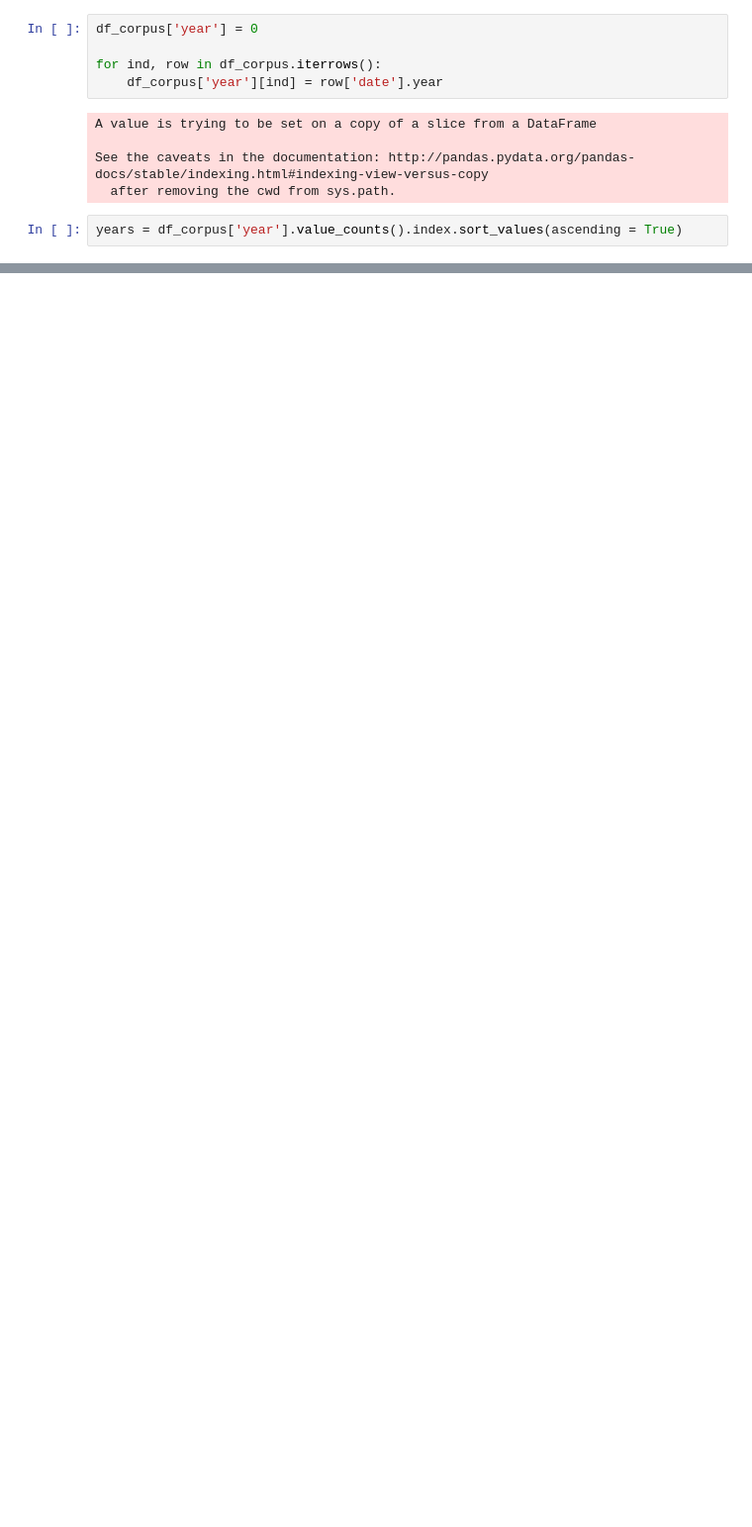
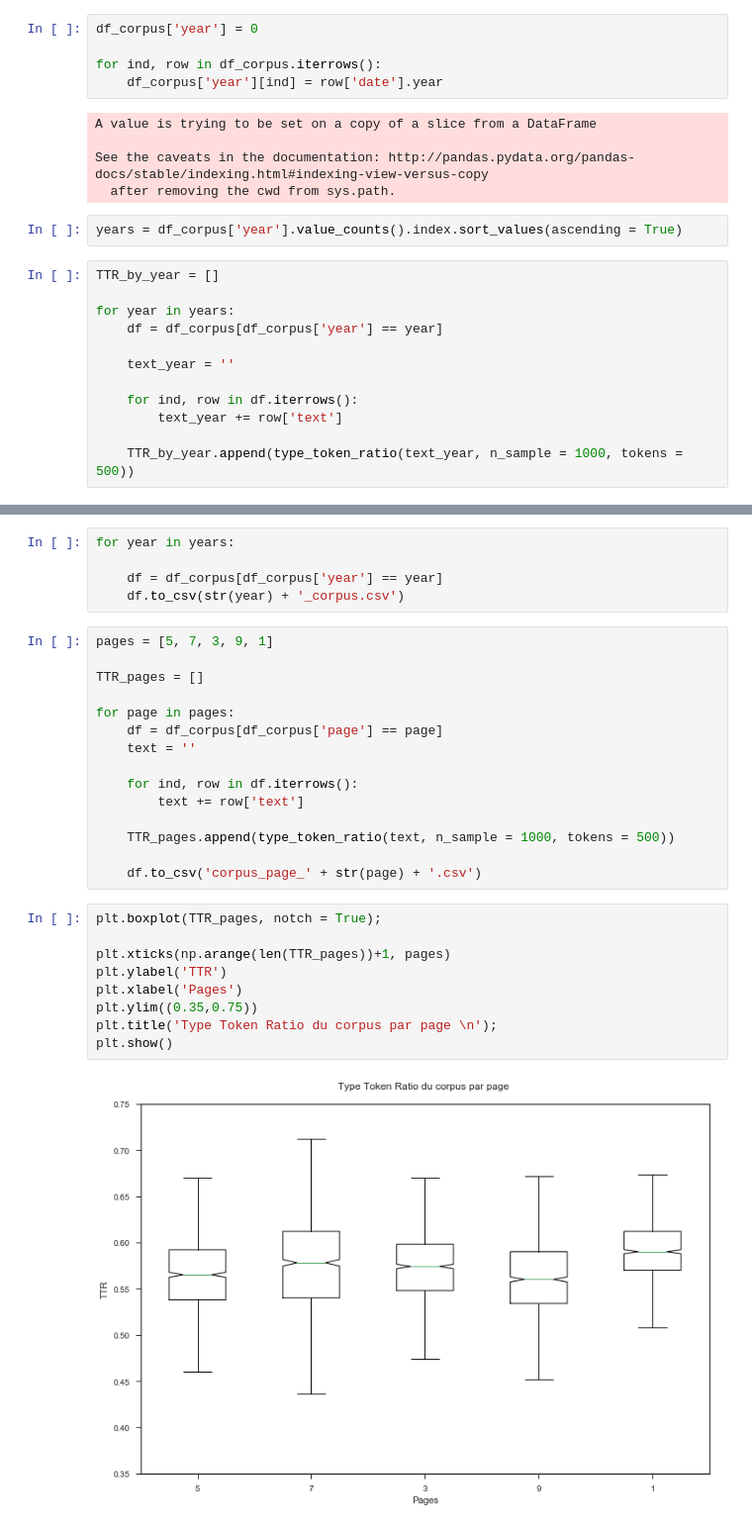
Before and after one commit to RPetitpierre/letemps_archive_opep, a Jupyter notebook: Sentiment_&_TTK.ipynb, the cells around one changed output, grey strips where cells are left out. Shown: that part at 99% size. Drawn from its saved outputs; the diff is of its cells as text; blank space fills up the shorter version.

```diff
--- a/Sentiment_&_TTK.ipynb
+++ b/Sentiment_&_TTK.ipynb
@@ -155,3 +163,15 @@ See the caveats in the documentation: http://pandas.pydata.org/pandas-docs/stabl
   after removing the cwd from sys.path.
 # %%
 years = df_corpus['year'].value_counts().index.sort_values(ascending = True)
+# %%
+TTR_by_year = []
+
+for year in years:
+    df = df_corpus[df_corpus['year'] == year]
+
+    text_year = ''
+
+    for ind, row in df.iterrows():
+        text_year += row['text']
+
+    TTR_by_year.append(type_token_ratio(text_year, n_sample = 1000, tokens = 500))
@@ -157,0 +190,31 @@ years = df_corpus['year'].value_counts().index.sort_values(ascending = True)
+# %%
+for year in years:
+
+    df = df_corpus[df_corpus['year'] == year]
+    df.to_csv(str(year) + '_corpus.csv')
+# %%
+pages = [5, 7, 3, 9, 1]
+
+TTR_pages = []
+
+for page in pages:
+    df = df_corpus[df_corpus['page'] == page]
+    text = ''
+
+    for ind, row in df.iterrows():
+        text += row['text']
+
+    TTR_pages.append(type_token_ratio(text, n_sample = 1000, tokens = 500))
+
+    df.to_csv('corpus_page_' + str(page) + '.csv')
+# %%
+plt.boxplot(TTR_pages, notch = True);
+
+plt.xticks(np.arange(len(TTR_pages))+1, pages)
+plt.ylabel('TTR')
+plt.xlabel('Pages')
+plt.ylim((0.35,0.75))
+plt.title('Type Token Ratio du corpus par page \n');
+plt.show()
+# %% [output]
+[figure, added]
```
Also changed, not shown: parts of 6 cells of this notebook, 1 other file.
